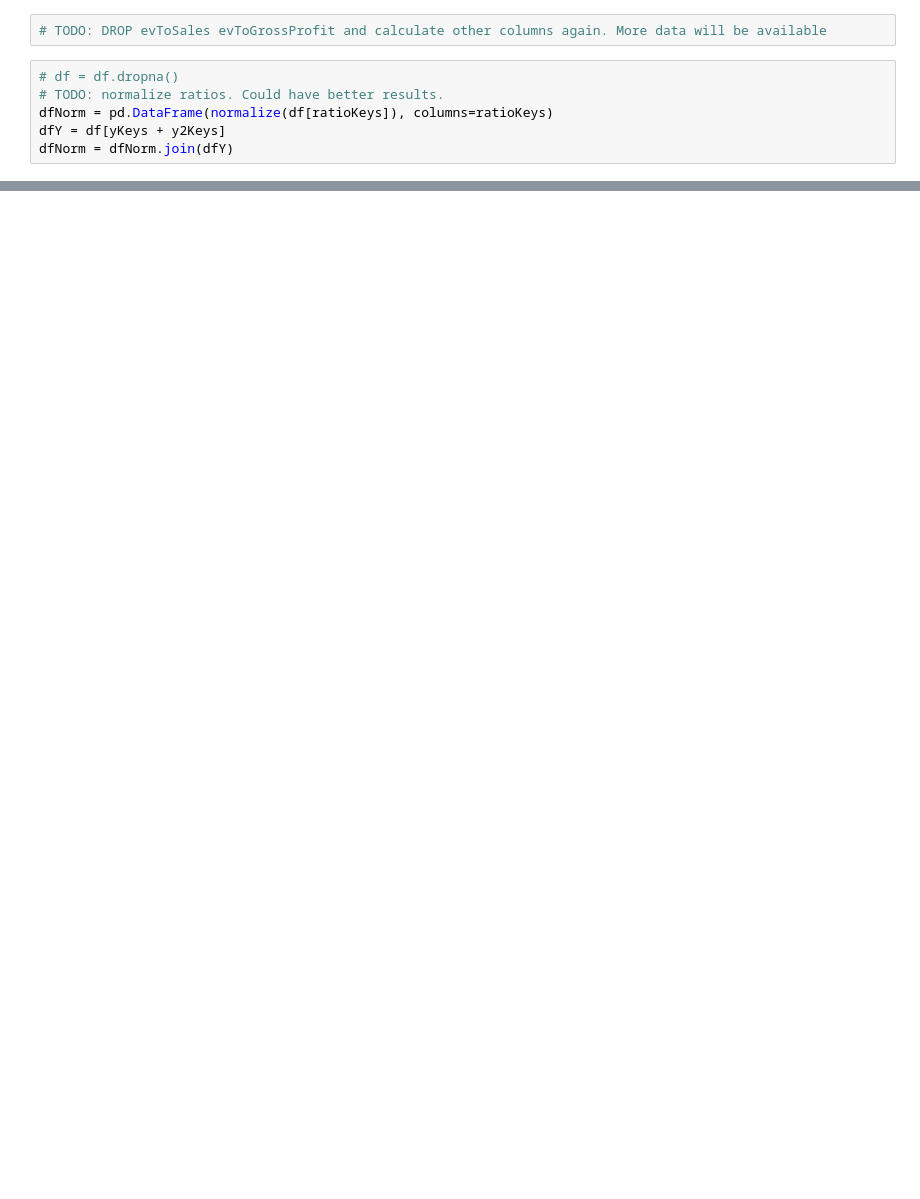
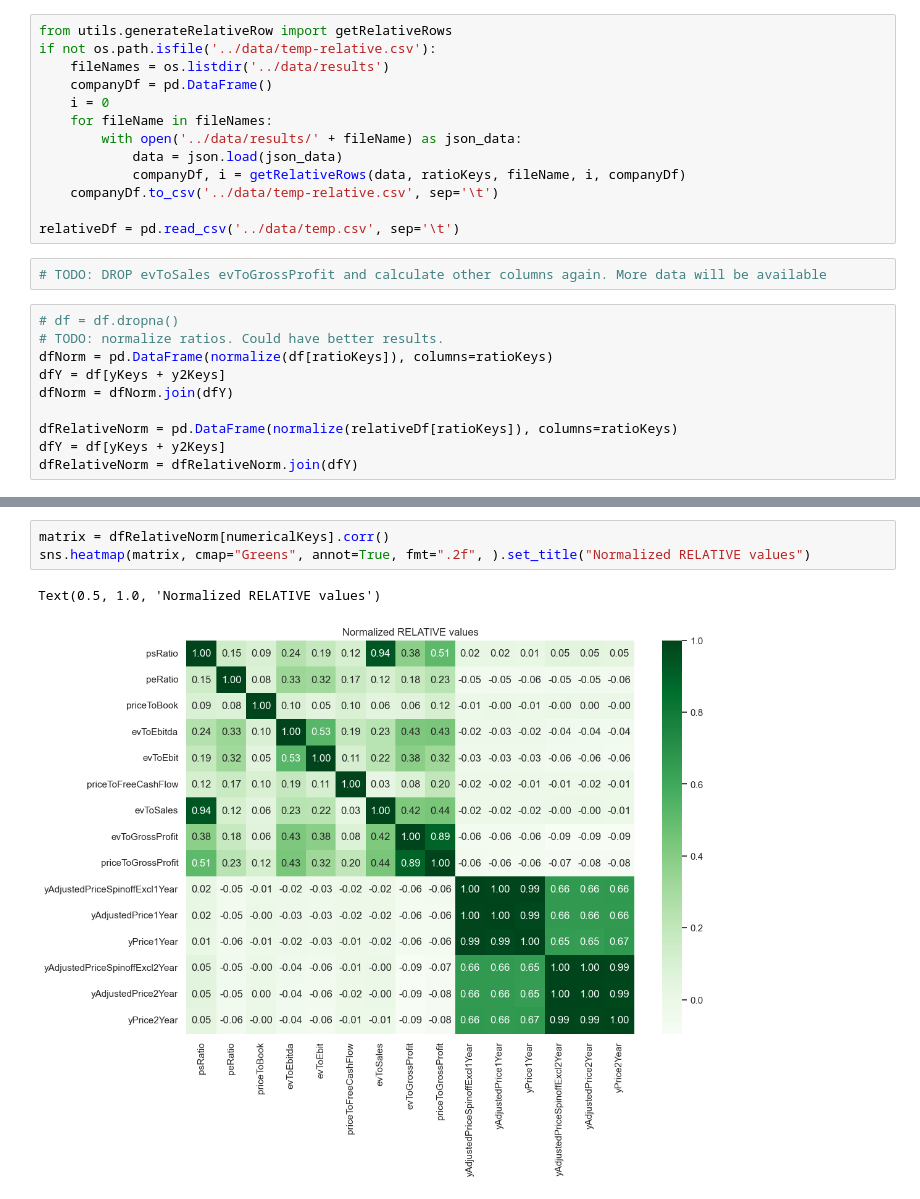
Before and after one commit to danielPaszek/masters-thesis-stocks, a Jupyter notebook: notebooks/initial_analysis.ipynb, the cells around one changed output, grey strips where cells are left out. Drawn from its saved outputs; the diff is of its cells as text; blank space fills up the shorter version.

```diff
--- a/notebooks/initial_analysis.ipynb
+++ b/notebooks/initial_analysis.ipynb
@@ -28,6 +28,19 @@ if not os.path.isfile('../data/temp.csv'):
 
 
 df = pd.read_csv('../data/temp.csv', sep='\t')
+# %%
+from utils.generateRelativeRow import getRelativeRows
+if not os.path.isfile('../data/temp-relative.csv'):
+    fileNames = os.listdir('../data/results')
+    companyDf = pd.DataFrame()
+    i = 0
+    for fileName in fileNames:
+        with open('../data/results/' + fileName) as json_data:
+            data = json.load(json_data)
+            companyDf, i = getRelativeRows(data, ratioKeys, fileName, i, companyDf)
+    companyDf.to_csv('../data/temp-relative.csv', sep='\t')
+
+relativeDf = pd.read_csv('../data/temp.csv', sep='\t')
 # %%
 # TODO: DROP evToSales evToGrossProfit and calculate other columns again. More data will be available
 # %%
@@ -36,5 +49,9 @@ df = pd.read_csv('../data/temp.csv', sep='\t')
 dfNorm = pd.DataFrame(normalize(df[ratioKeys]), columns=ratioKeys)
 dfY = df[yKeys + y2Keys]
 dfNorm = dfNorm.join(dfY)
+
+dfRelativeNorm = pd.DataFrame(normalize(relativeDf[ratioKeys]), columns=ratioKeys)
+dfY = df[yKeys + y2Keys]
+dfRelativeNorm = dfRelativeNorm.join(dfY)
 # %%
 dfNorm
@@ -55,3 +67,9 @@ dfNorm
+# %%
+matrix = dfRelativeNorm[numericalKeys].corr()
+sns.heatmap(matrix, cmap="Greens", annot=True, fmt=".2f", ).set_title("Normalized RELATIVE values")
+# %% [output]
+Text(0.5, 1.0, 'Normalized RELATIVE values')
+[figure, added]
 # %%
 matrix = df[numericalKeys].corr()
 sns.heatmap(matrix, cmap="Greens", annot=True, fmt=".2f", ).set_title("Not normalized absolute values")
```
Also changed, not shown: parts of 8 cells of this notebook, 3 other files.
